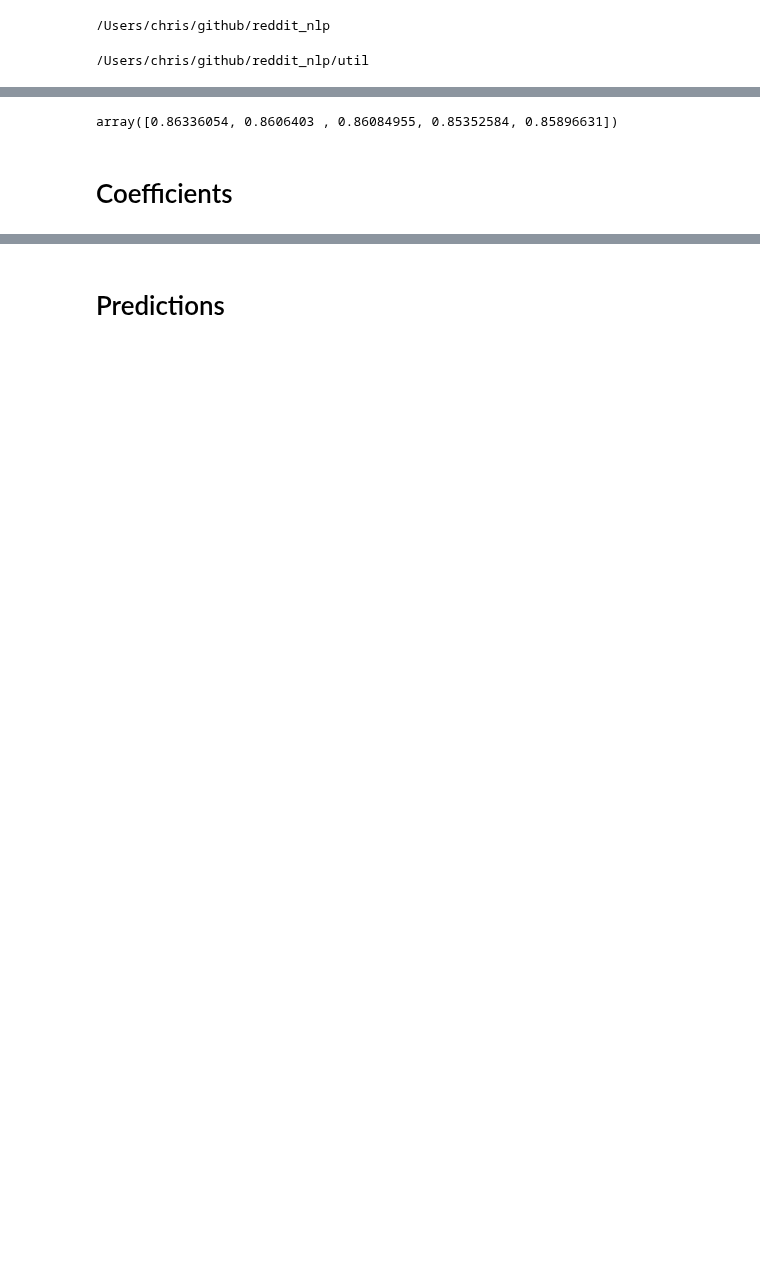
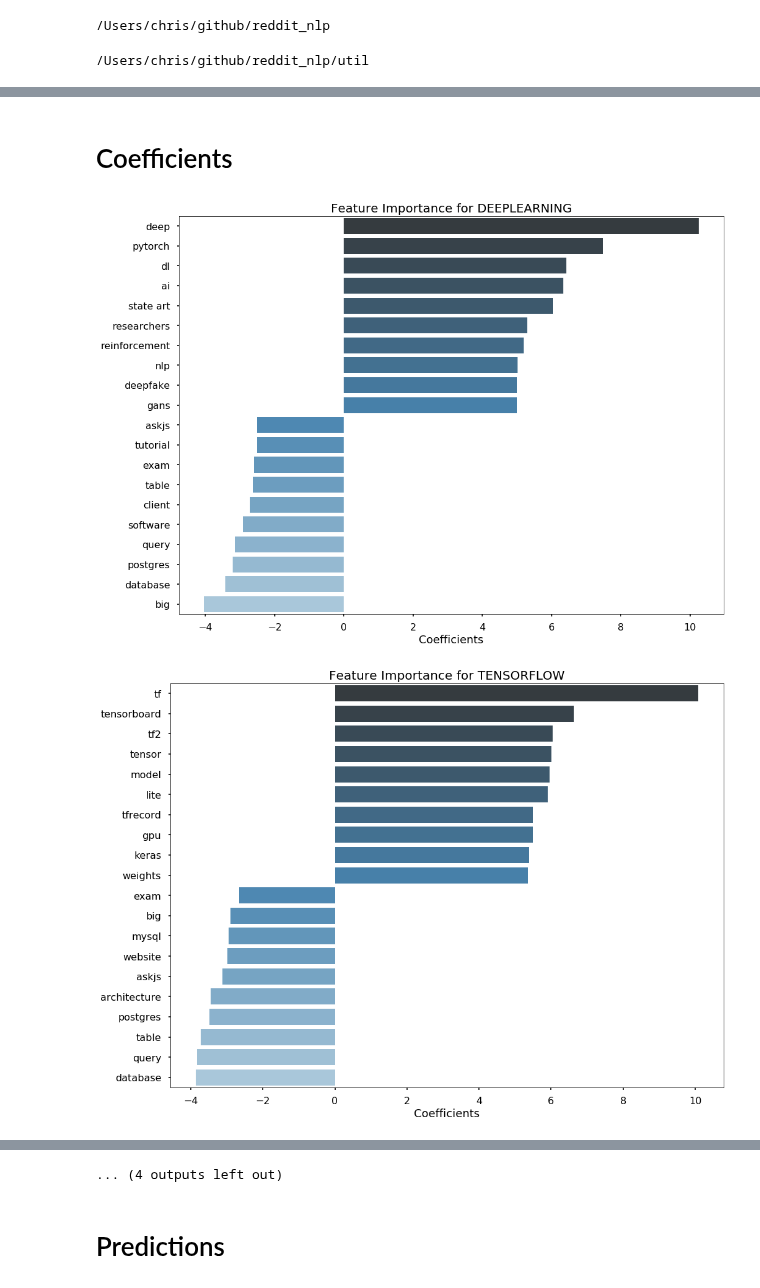
Before and after one commit to datapointchris/reddit-nlp, a Jupyter notebook: DS_coefficients and stats.ipynb, the cells around one changed output, grey strips where cells are left out. Saved outputs shown, nothing was run; the diff lists cells and outputs as text; code cells hidden in the pictures; blank space fills up the shorter version.

```diff
--- a/DS_coefficients and stats.ipynb
+++ b/DS_coefficients and stats.ipynb
@@ -78,5 +126,5 @@ y = df['subreddit']
 # %%
-labeler = Labeler()
+X = tfidf.fit_transform(X)
 labeler.fit(y)
 y = labeler.transform(y)
 classes = labeler.classes_
@@ -108,7 +149,5 @@ model.score(X, y)
 # %%
-# make sure to cross_val on X and y, not X_train and y_train or data will be split twice
-cross_val_score(model, X, y, cv=StratifiedKFold(shuffle=True))
+model.fit(X, y)
+cross_val_score(model, X, y, cv=StratifiedKFold(shuffle=True, random_state=seed), n_jobs=-1)
-# %% [output]
-array([0.86336054, 0.8606403 , 0.86084955, 0.85352584, 0.85896631])
 # %% [markdown]
 # Coefficients
@@ -127,13 +164,16 @@ for i, sub in enumerate(classes):
 # %%
-for sub, df in coef_dict.items():
+for sub, coef_df in coef_dict.items():
 
     plt.figure(figsize=(16, 12))
     plt.style.use('seaborn-poster')
 
-    top_10 = df.sort_values(0, ascending=False)[0].head(10)
-    bottom_10 = df.sort_values(0, ascending=False)[0].tail(10)
+    top_10 = coef_df.sort_values(0, ascending=False)[0].head(10)
+    bottom_10 = coef_df.sort_values(0, ascending=False)[0].tail(10)
     top_and_bottom = pd.DataFrame(data=top_10.append(bottom_10))
     sns.barplot(x=top_and_bottom[0], y=top_and_bottom.index, palette='Blues_d');
 
     plt.title(f'Feature Importance for {sub.upper()}', fontsize=20)
     plt.xlabel('Coefficients', fontsize=18)
+# %% [output]
+[figure, added]
+[figure, added]
@@ -140,3 +190,4 @@ for sub, df in coef_dict.items():
+... (4 outputs left out)
 # %% [markdown]
 # Predictions
 # %%
```
Also changed, not shown: parts of 41 cells of this notebook.
